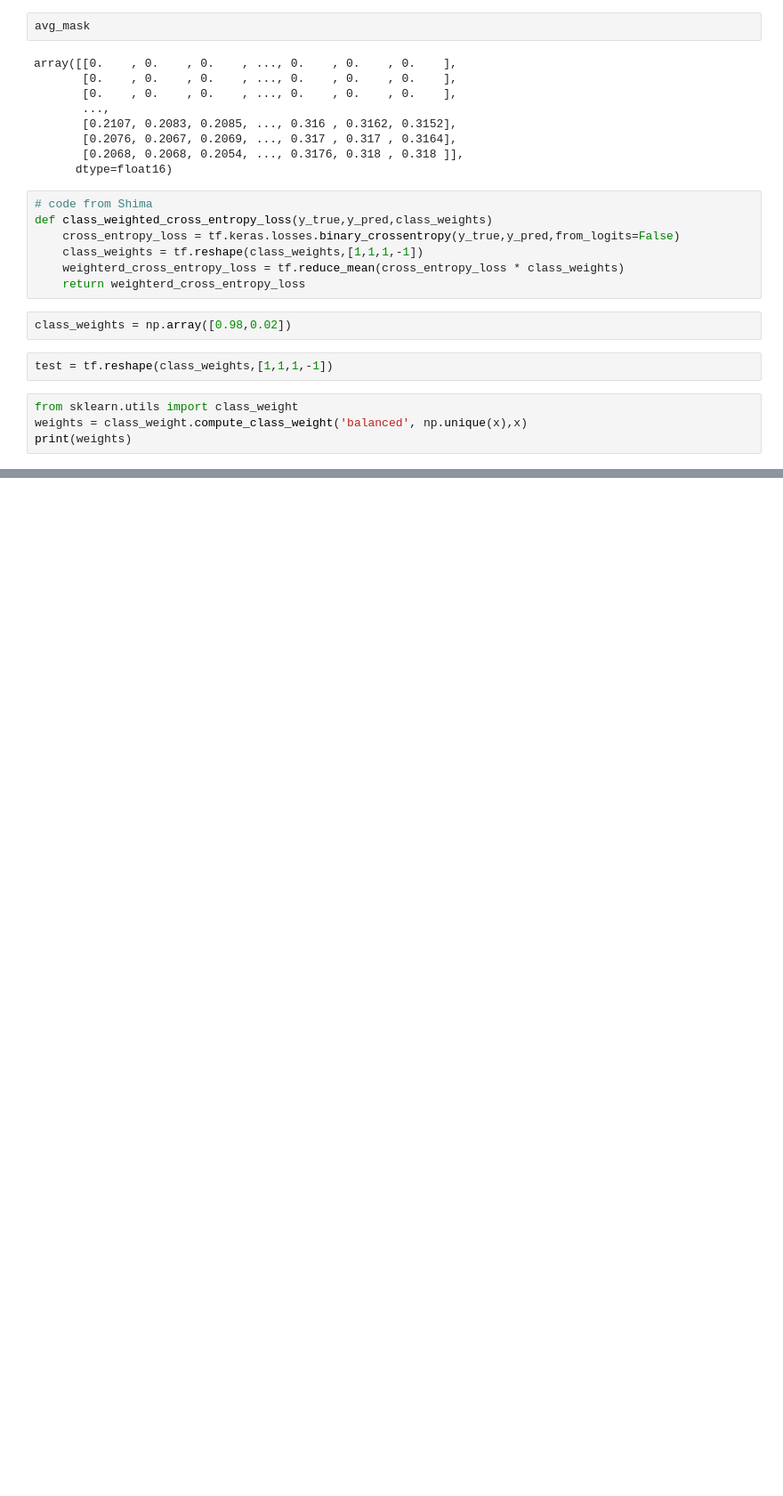
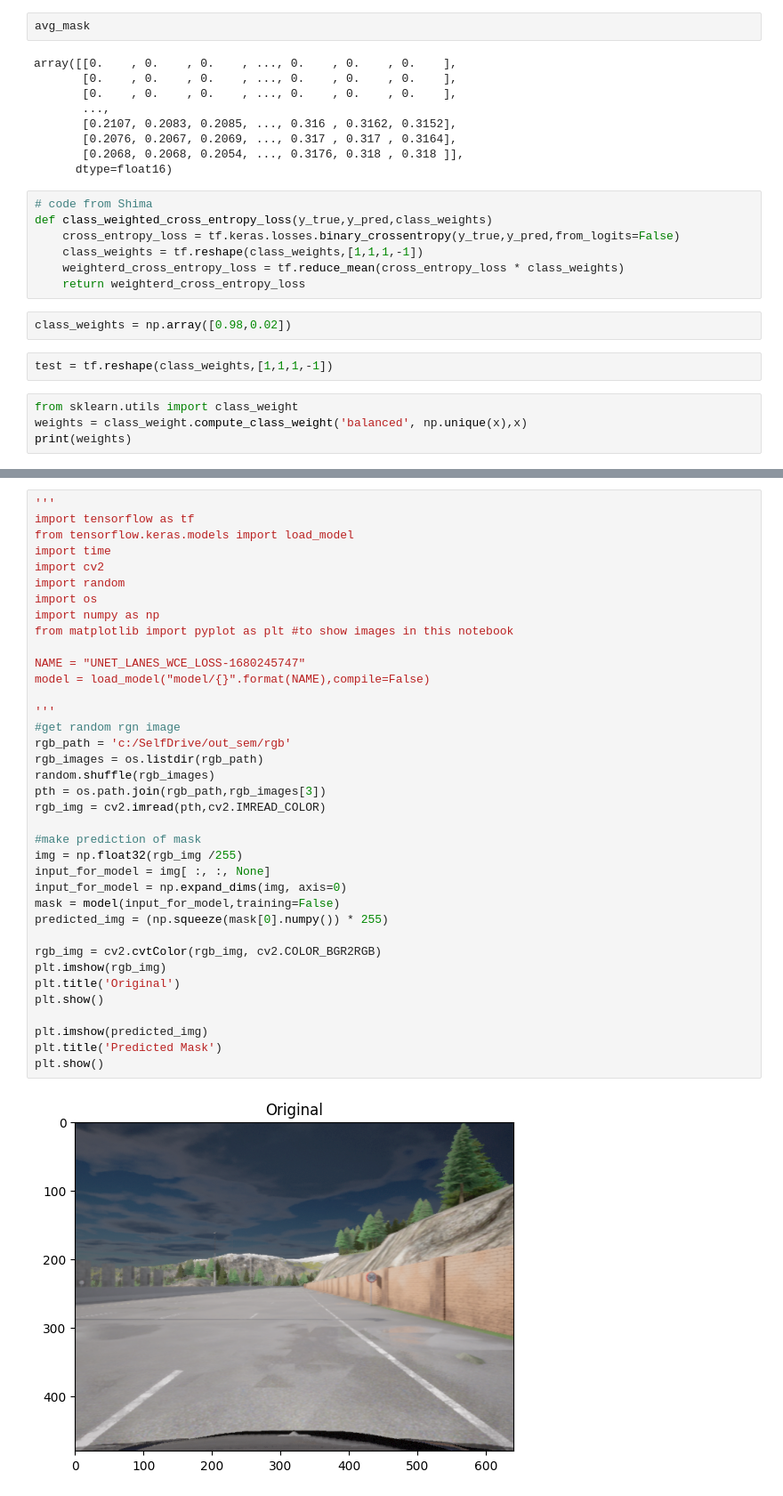
Before and after one commit to vadim7s/SelfDrive, a Jupyter notebook: Semantic segmentation/model build.ipynb, the cells around one changed output, grey strips where cells are left out. Shown at 89% size. Drawn from its saved outputs; the diff is of its cells as text; blank space fills up the shorter version.

```diff
--- a/Semantic segmentation/model build.ipynb
+++ b/Semantic segmentation/model build.ipynb
@@ -871,0 +885,39 @@ ValueError: in user code:
+# %%
+'''
+import tensorflow as tf
+from tensorflow.keras.models import load_model
+import time
+import cv2
+import random
+import os
+import numpy as np
+from matplotlib import pyplot as plt #to show images in this notebook
+
+NAME = "UNET_LANES_WCE_LOSS-1680245747"
+model = load_model("model/{}".format(NAME),compile=False)
+
+'''
+#get random rgn image
+rgb_path = 'c:/SelfDrive/out_sem/rgb'
+rgb_images = os.listdir(rgb_path)
+random.shuffle(rgb_images)
+pth = os.path.join(rgb_path,rgb_images[3])
+rgb_img = cv2.imread(pth,cv2.IMREAD_COLOR)
+
+#make prediction of mask
+img = np.float32(rgb_img /255)
+input_for_model = img[ :, :, None]
+input_for_model = np.expand_dims(img, axis=0)
+mask = model(input_for_model,training=False)
+predicted_img = (np.squeeze(mask[0].numpy()) * 255)
+
+rgb_img = cv2.cvtColor(rgb_img, cv2.COLOR_BGR2RGB)
+plt.imshow(rgb_img)
+plt.title('Original')
+plt.show()
+
+plt.imshow(predicted_img)
+plt.title('Predicted Mask')
+plt.show()
+# %% [output]
+[figure, added]
```
Also changed, not shown: parts of 7 cells of this notebook, 4 other files.
